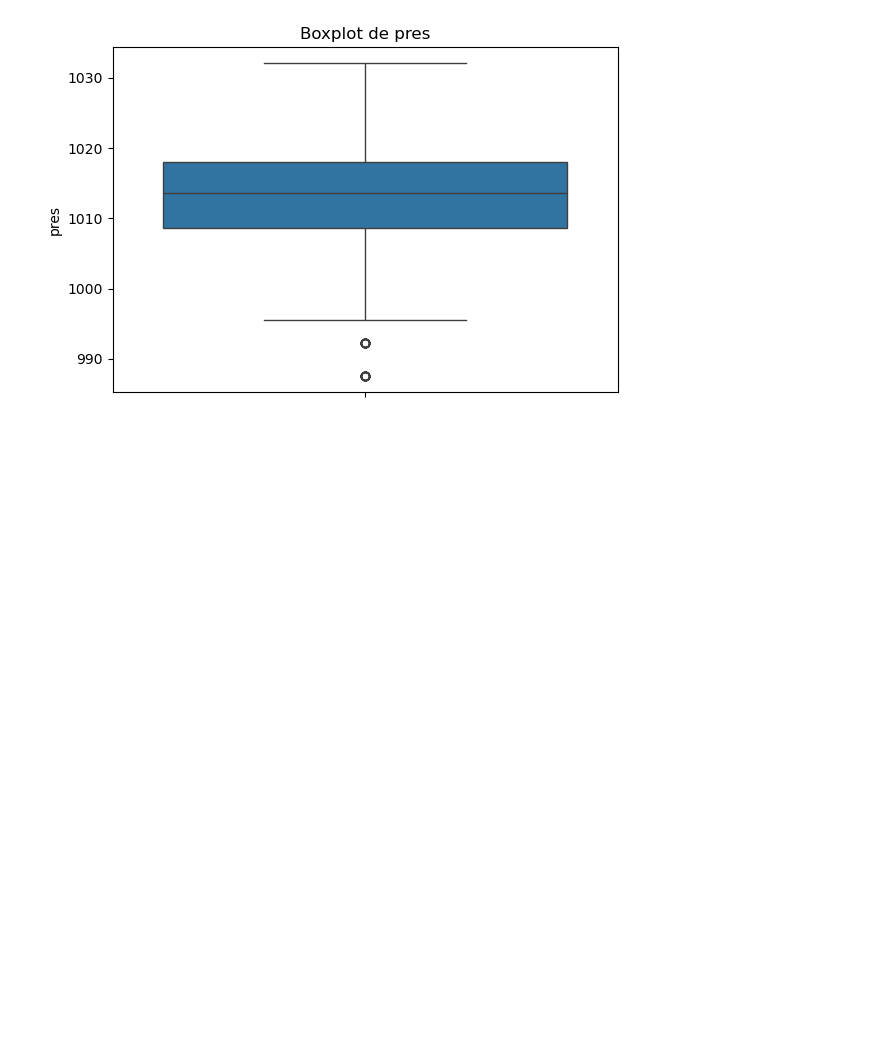
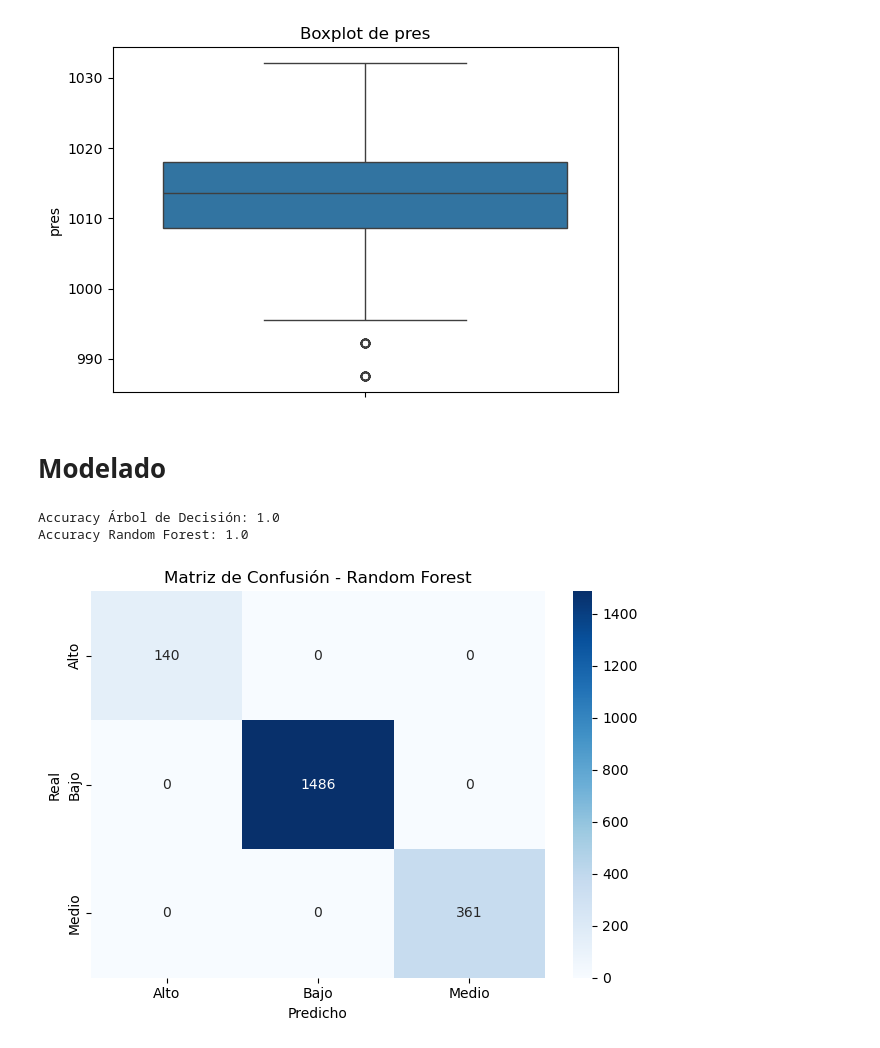
Before and after one commit to facuisa/calefaccion-contaminacion-aire-tdf, a Jupyter notebook: notebooks/01_preprocesamieto.ipynb, the cells around one changed output. Cells and saved outputs as stored; diff of their text form; code cells hidden in the pictures; blank space fills up the shorter version.

```diff
--- a/notebooks/01_preprocesamieto.ipynb
+++ b/notebooks/01_preprocesamieto.ipynb
@@ -74,3 +74,5 @@ for col in df_total_numeric.columns:
 [figure]
 [figure]
 [figure]
+# %% [markdown]
+# Modelado
@@ -76,0 +88,25 @@ for col in df_total_numeric.columns:
+# %%
+# ENTRENAR LOS MODELOS
+dt_model, rf_model, resultados = entrenar_modelos(df_total)
+
+# VER RESULTADOS
+print("Accuracy Árbol de Decisión:", resultados['accuracy_dt'])
+print("Accuracy Random Forest:", resultados['accuracy_rf'])
+
+# Matriz de confusión y F1 por clase
+import seaborn as sns
+import matplotlib.pyplot as plt
+
+conf = resultados['confusion_rf']
+etiquetas = resultados['label_encoder'].classes_
+
+sns.heatmap(conf, annot=True, fmt='d', cmap='Blues', xticklabels=etiquetas, yticklabels=etiquetas)
+plt.title("Matriz de Confusión - Random Forest")
+plt.xlabel("Predicho")
+plt.ylabel("Real")
+plt.tight_layout()
+plt.show()
+# %% [output]
+Accuracy Árbol de Decisión: 1.0
+Accuracy Random Forest: 1.0
+[figure, added]
```
Also changed, not shown: parts of 2 cells of this notebook, 4 other files.
